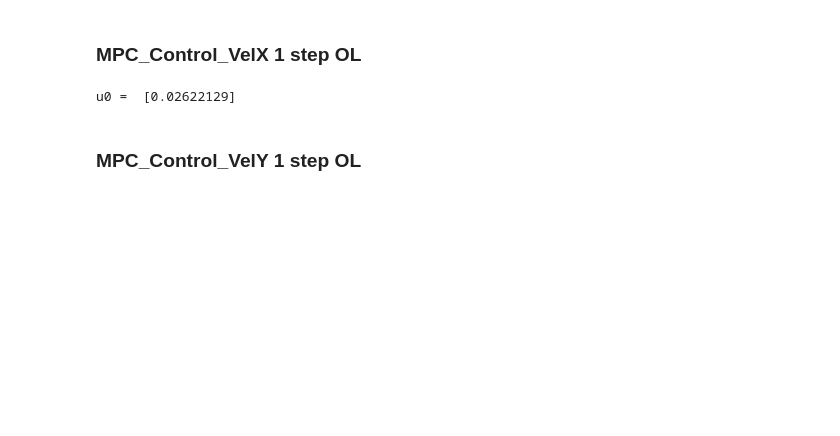
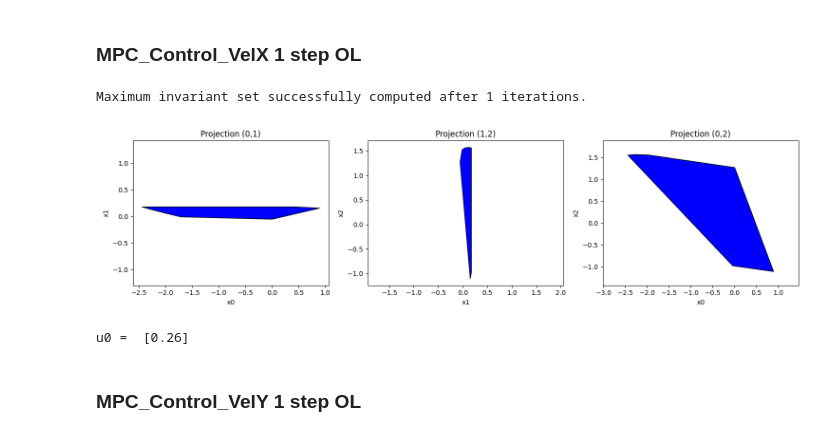
Before and after one commit to DolbyBolby/MPC-Course-EPFL, a Jupyter notebook: project/Deliverable_3_1/Deliverable_3_1.ipynb, the cells around one changed output. Cells and saved outputs as stored; diff of their text form; code cells hidden in the pictures; blank space fills up the shorter version.

```diff
--- a/project/Deliverable_3_1/Deliverable_3_1.ipynb
+++ b/project/Deliverable_3_1/Deliverable_3_1.ipynb
@@ -41,25 +44,27 @@ vis.animate(t_cl[:-1], x_cl[:, :-1], u_cl, T_ol=t_ol[..., :-1], X_ol=x_ol, U_ol=
 # %%
 from LinearMPC.MPCControl_xvel import MPCControl_xvel
 import cvxpy as cp
 Ts = 0.05
 sim_time = 30
-H = 1
+H = 7
 # Use a state closer to equilibrium (with small velocities)
-x0 = np.array([0, 0, 0, 0, 0, 0, 0.1, 0.1, 0.1, 0, 0, 0])   # initial state
+x0 = np.array([0, 0, 0, 0, 0, 0, 5, 5, 5, 0, 0, 0])   # initial state
 
 rocket = Rocket(Ts=Ts, model_params_filepath=rocket_params_path)
 xs, us = rocket.trim()
 
 A, B = rocket.linearize(xs, us)
 
 mpc_x = MPCControl_xvel(A, B, xs, us, Ts, H) # Full 12x12 A and 12x4 B matrices
 u0, x_traj, u_traj = mpc_x.get_u(x0)
 
 print("u0 = ",u0)
 #print("x_traj = ",x_traj)
 #print("u_traj = ",u_traj)
 # %% [output]
-u0 =  [0.02622129]
+Maximum invariant set successfully computed after 1 iterations.
+[figure, added]
+u0 =  [0.26]
 # %% [markdown]
 ### MPC_Control_VelY 1 step OL
 # %%
```
Also changed, not shown: parts of 8 cells of this notebook, 6 other files.
